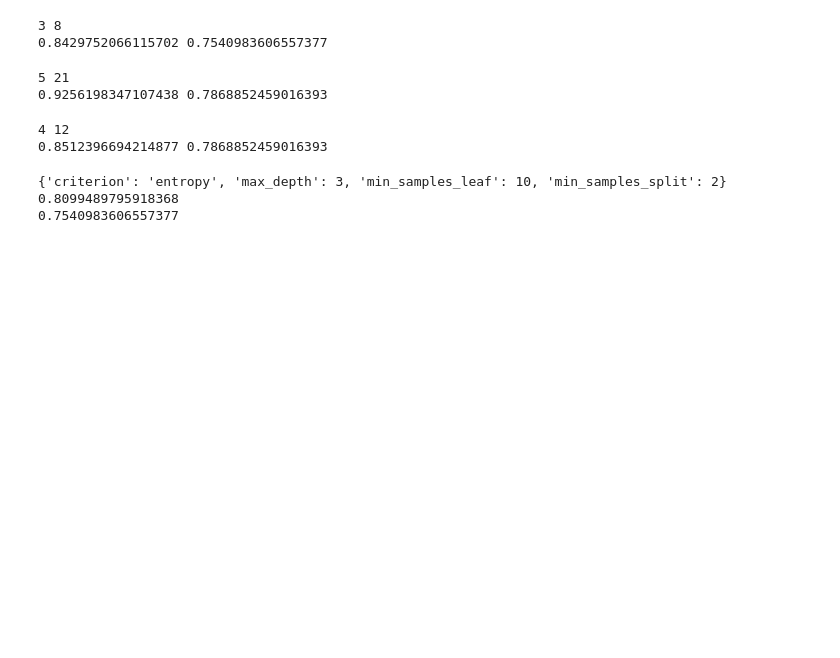
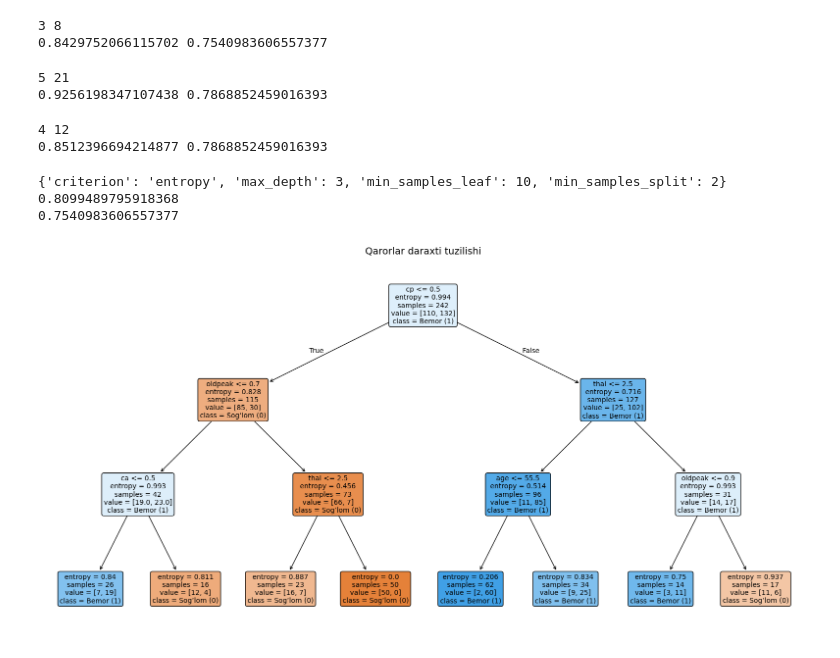
Before and after one commit to elbek-mlengineer/decision-tree, a Jupyter notebook: decision_tree.ipynb, the cells around one changed output. Cells and saved outputs as stored; diff of their text form; code cells hidden in the pictures; blank space fills up the shorter version.

Commit message:
decision tree with visual

```diff
--- a/decision_tree.ipynb
+++ b/decision_tree.ipynb
@@ -147,3 +147,30 @@ print("Test to'plamidagi yakuniy aniqlik:", gs.best_estimator_.score(X_te, y_te)
 {'criterion': 'entropy', 'max_depth': 3, 'min_samples_leaf': 10, 'min_samples_split': 2}
 0.8099489795918368
 0.7540983606557377
+# %%
+import matplotlib.pyplot as plt
+from sklearn.tree import plot_tree
+
+# 1. Optimal chuqurlikdagi modelni tanlab olamiz
+# Eslatma: juda chuqur daraxtlar (masalan, max_depth > 5) rasmda o'qishga noqulay bo'ladi
+tree_model = gs.best_estimator_   # yoki avval yaratilgan m modeli
+
+# 2. Rasm o'lchamini belgilaymiz (kattaroq qilish matnlar bir-biriga tushib ketmasligini ta'minlaydi)
+plt.figure(figsize=(20, 10))
+
+# 3. Daraxtni chizamiz
+plot_tree(
+    tree_model,
+    feature_names=list(X.columns),          # Ustun nomlari
+    class_names=['Sog‘lom (0)', 'Bemor (1)'], # Target sinflari nomlari
+    filled=True,                            # Tugunlarni sinf bo'yicha ranglash (gini/entropy darajasiga qarab)
+    rounded=True,                           # Burchaklarni yumaloq shaklga keltirish
+    fontsize=10                             # Shrift o'lchami
+)
+
+# 4. Chizmani ko'rsatamiz va fayl sifatida saqlaymiz
+plt.title("Qarorlar daraxti tuzilishi", fontsize=14)
+plt.savefig("decision_tree.png", dpi=300, bbox_inches='tight') # rasmni kompyuterga yuklab olish
+plt.show()
+# %% [output]
+[figure, added]
```
Also changed, not shown: 1 other file.
